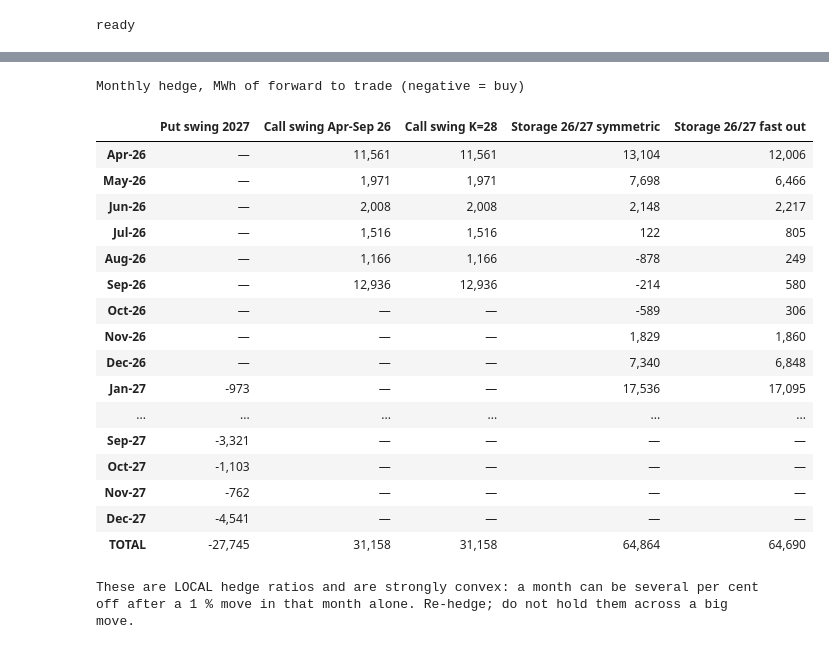
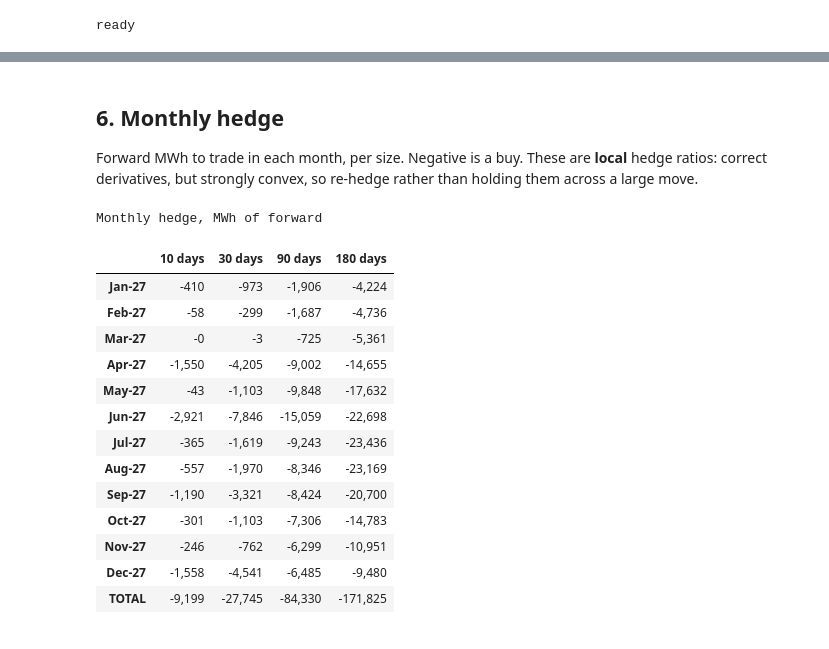
Before and after one commit to dmitry-goryunov/Storage, a Jupyter notebook: Products.ipynb, the cells around one changed output, grey strips where cells are left out. Cells and saved outputs as stored; diff of their text form; code cells hidden in the pictures.

```diff
--- a/Products.ipynb
+++ b/Products.ipynb
@@ -281,21 +210,15 @@ gas is when exercise happens, so it is *not* equal to volume.
 # %%
-fig, axes = plt.subplots(len(RESULTS), 2, figsize=(13, 2.6 * len(RESULTS)), squeeze=False)
-for row, (name, (s, r, g)) in enumerate(RESULTS.items()):
+fig, axes = plt.subplots(len(RUNS), 1, figsize=(13, 2.1 * len(RUNS)), sharex=True)
+for ax, (d, (s, r, g)) in zip(np.atleast_1d(axes), RUNS.items()):
     idx = pd.DatetimeIndex(s.date_span[:s.n_t])
     win = slice(s.Dt, s._active)
-    dates = idx[win]
     ex = pd.Series(np.asarray(s.exp_ex[:s.n_t]), index=idx).iloc[win]
-    dl = pd.Series(np.asarray(s.delta[:s.n_t]), index=idx).iloc[win]
     px = pd.Series(s.fwd, index=idx).iloc[win]
-
-    for col, (series, label, colour) in enumerate(
-            [(ex, "Exercise MWh/day", "tab:blue"), (dl, "Delta MWh/day", "tab:purple")]):
-        ax = axes[row][col]
-        ax.bar(dates, series.where(series < 0, 0), width=1.0, color="tab:red", alpha=.7, label="buy")
-        ax.bar(dates, series.where(series > 0, 0), width=1.0, color="tab:green", alpha=.7, label="sell")
-        ax.set_ylabel(label, fontsize=8)
-        ax.set_title(f"{name} — {label.split()[0].lower()}", fontsize=9)
-        twin = ax.twinx(); twin.plot(dates, px.values, color="black", lw=1.1)
-        twin.set_ylabel("fwd", fontsize=8); twin.grid(False)
+    ax.bar(ex.index, ex.values, width=1.0,
+           color="tab:red" if SIDE == "buy" else "tab:green", alpha=.75)
+    ax.set_ylabel(f"{d} days\nMWh/day", fontsize=8)
+    twin = ax.twinx(); twin.plot(px.index, px.values, color="black", lw=1.1)
+    twin.set_ylabel("fwd", fontsize=8); twin.grid(False)
+axes[0].set_title(f"Expected exercise — {PRODUCT_TYPE} ({SIDE}), by contract size")
 plt.tight_layout(); plt.show()
 # %% [output]
@@ -303,36 +226,33 @@ plt.tight_layout(); plt.show()
+# %% [markdown]
+## 6. Monthly hedge
+
+Forward MWh to trade in each month, per size. Negative is a buy. These are **local** hedge
+ratios: correct derivatives, but strongly convex, so re-hedge rather than holding them
+across a large move.
 # %%
-monthly = {}
-for name, (s, r, g) in RESULTS.items():
+hedge = {}
+for d, (s, r, g) in RUNS.items():
     idx = pd.DatetimeIndex(s.date_span[:s.n_t])
     dl = pd.Series(np.asarray(s.delta[:s.n_t]), index=idx).iloc[s.Dt:s._active]
-    monthly[name] = dl.resample("MS").sum()
-
-hedge = pd.DataFrame(monthly).round(0)
+    hedge[f"{d} days"] = dl.resample("MS").sum()
+hedge = pd.DataFrame(hedge).round(0)
 hedge.index = hedge.index.strftime("%b-%y")
 hedge.loc["TOTAL"] = hedge.sum()
-display(hedge.style.format("{:,.0f}", na_rep="—")
-        .set_caption("Monthly hedge, MWh of forward to trade (negative = buy)"))
-print("These are LOCAL hedge ratios and are strongly convex: a month can be several per cent")
-print("off after a 1 % move in that month alone. Re-hedge; do not hold them across a big move.")
+display(hedge.style.format("{:,.0f}").set_caption("Monthly hedge, MWh of forward"))
 # %% [output]
-Monthly hedge, MWh of forward to trade (negative = buy)
+Monthly hedge, MWh of forward
-|  | Put swing 2027 | Call swing Apr-Sep 26 | Call swing K=28 | Storage 26/27 symmetric | Storage 26/27 fast out |
-| Apr-26 | — | 11,561 | 11,561 | 13,104 | 12,006 |
-| May-26 | — | 1,971 | 1,971 | 7,698 | 6,466 |
-| Jun-26 | — | 2,008 | 2,008 | 2,148 | 2,217 |
-| Jul-26 | — | 1,516 | 1,516 | 122 | 805 |
-| Aug-26 | — | 1,166 | 1,166 | -878 | 249 |
-| Sep-26 | — | 12,936 | 12,936 | -214 | 580 |
-| Oct-26 | — | — | — | -589 | 306 |
-| Nov-26 | — | — | — | 1,829 | 1,860 |
-| Dec-26 | — | — | — | 7,340 | 6,848 |
-| Jan-27 | -973 | — | — | 17,536 | 17,095 |
-| ... | ... | ... | ... | ... | ... |
-| Sep-27 | -3,321 | — | — | — | — |
-| Oct-27 | -1,103 | — | — | — | — |
-| Nov-27 | -762 | — | — | — | — |
-| Dec-27 | -4,541 | — | — | — | — |
-| TOTAL | -27,745 | 31,158 | 31,158 | 64,864 | 64,690 |
+|  | 10 days | 30 days | 90 days | 180 days |
+| Jan-27 | -410 | -973 | -1,906 | -4,224 |
+| Feb-27 | -58 | -299 | -1,687 | -4,736 |
+| Mar-27 | -0 | -3 | -725 | -5,361 |
+| Apr-27 | -1,550 | -4,205 | -9,002 | -14,655 |
+| May-27 | -43 | -1,103 | -9,848 | -17,632 |
+| Jun-27 | -2,921 | -7,846 | -15,059 | -22,698 |
+| Jul-27 | -365 | -1,619 | -9,243 | -23,436 |
+| Aug-27 | -557 | -1,970 | -8,346 | -23,169 |
+| Sep-27 | -1,190 | -3,321 | -8,424 | -20,700 |
+| Oct-27 | -301 | -1,103 | -7,306 | -14,783 |
+| Nov-27 | -246 | -762 | -6,299 | -10,951 |
+| Dec-27 | -1,558 | -4,541 | -6,485 | -9,480 |
+| TOTAL | -9,199 | -27,745 | -84,330 | -171,825 |
-These are LOCAL hedge ratios and are strongly convex: a month can be several per cent
-off after a 1 % move in that month alone. Re-hedge; do not hold them across a big move.
 # %% [markdown]
```
Also changed, not shown: parts of 23 cells of this notebook.
